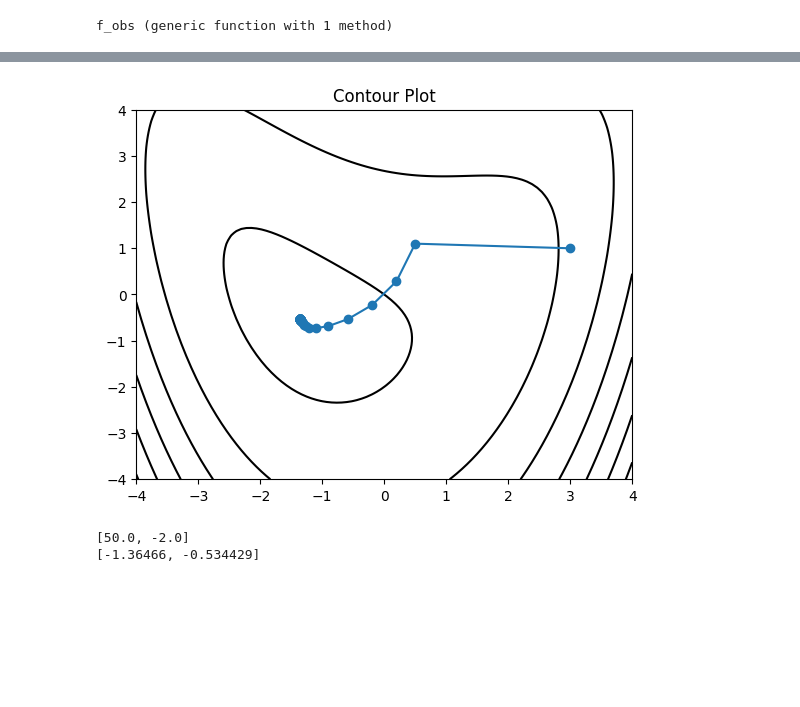
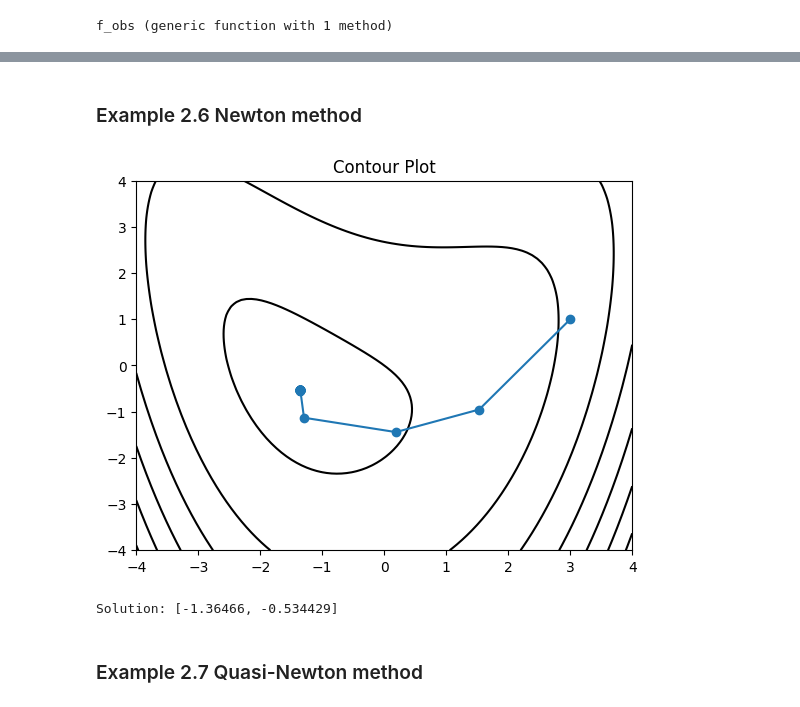
Before and after one commit to szmlb/OVM, a Jupyter notebook: notebooks/ch02_Nonlinear_Optimization.ipynb, the cells around one changed output, grey strips where cells are left out. Drawn from its saved outputs; the diff is of its cells as text; code cells hidden in the pictures; blank space fills up the shorter version.

Commit message:
Add Newton method

```diff
--- a/notebooks/ch02_Nonlinear_Optimization.ipynb
+++ b/notebooks/ch02_Nonlinear_Optimization.ipynb
@@ -15,3 +15,22 @@ function f_obs(x)
 end
 # %% [output]
 f_obs (generic function with 1 method)
+# %%
+function line_search(x, grad_f, d, rho, c1, alpha0)
+
+    # step 0
+    alpha = alpha0
+
+    while true
+
+        # step 1
+        l = f_obs(x + alpha .* d)
+        if l <= f_obs(x) + c1 * dot(grad_f, d) * alpha
+            return alpha
+        end
+
+        # step 2
+        alpha = rho * alpha
+
+    end
+end
@@ -20,55 +104,61 @@ f_obs (generic function with 1 method)
+# %% [markdown]
+### Example 2.6 Newton method
 # %%
+# 評価関数とその勾配
 f(x::Vector) = f_obs(x)
 g = x -> ForwardDiff.gradient(f, x)
+h = x -> ForwardDiff.hessian(f, x)
 
+# 初期解の設定
 x0 = [3, 1]
-println(g(x0))
 
-loop_num = 100
-alpha = 0.05
+# 最適解の計算
+loop_num = 50
+alpha = 1.0
 x_history = x0
 xn = x0
 for i in 1:loop_num
 
-    dn = -g(xn)             # 勾配を計算
-    xn = xn + alpha .* dn   # 更新
+    dn = h(xn) \ (-g(xn))  # 勾配を計算
+    xn = xn + alpha .* dn  # 更新
 
     x_history = hcat(x_history, xn)
 end
 
+print("Solution: ")
 println(xn)
 
 # 最適化する関数のコンター図の準備
 n=100
 x1 = range(-4, stop=4, length=n)
 x2 = range(-4, stop=4, length=n)
 x1grid = repeat(x1', n, 1)
 x2grid = repeat(x2, 1, n)
 
 z = zeros(n, n)
 for i in 1:n
     for j in 1:n
         z[i, j] = f_obs([x1[j], x2[i]])
     end
 end
 
 # 解の点列の準備
 x1_scatter = x_history[1, :]
 x2_scatter = x_history[2, :]
 
 # 解の軌跡の準備
 lines = Any[collect(zip(x1_scatter, x2_scatter))]
 line_segments = matplotlib.collections.LineCollection(lines)
 
 # 全部プロット
-fig.add_subplot(1, 2, 2)
 PyPlot.contour(x1grid, x2grid, z, colors="black", linewidth=1.0)
 PyPlot.scatter(x1_scatter, x2_scatter)
 ax = PyPlot.axes()
 ax.add_collection(line_segments)
 PyPlot.title("Contour Plot")
 PyPlot.show()
 # %% [output]
-[figure, old version]
+[figure, new version]
-[50.0, -2.0]
-[-1.36466, -0.534429]
+Solution: [-1.36466, -0.534429]
+# %% [markdown]
+### Example 2.7 Quasi-Newton method
```
Also changed, not shown: parts of 3 cells of this notebook.
